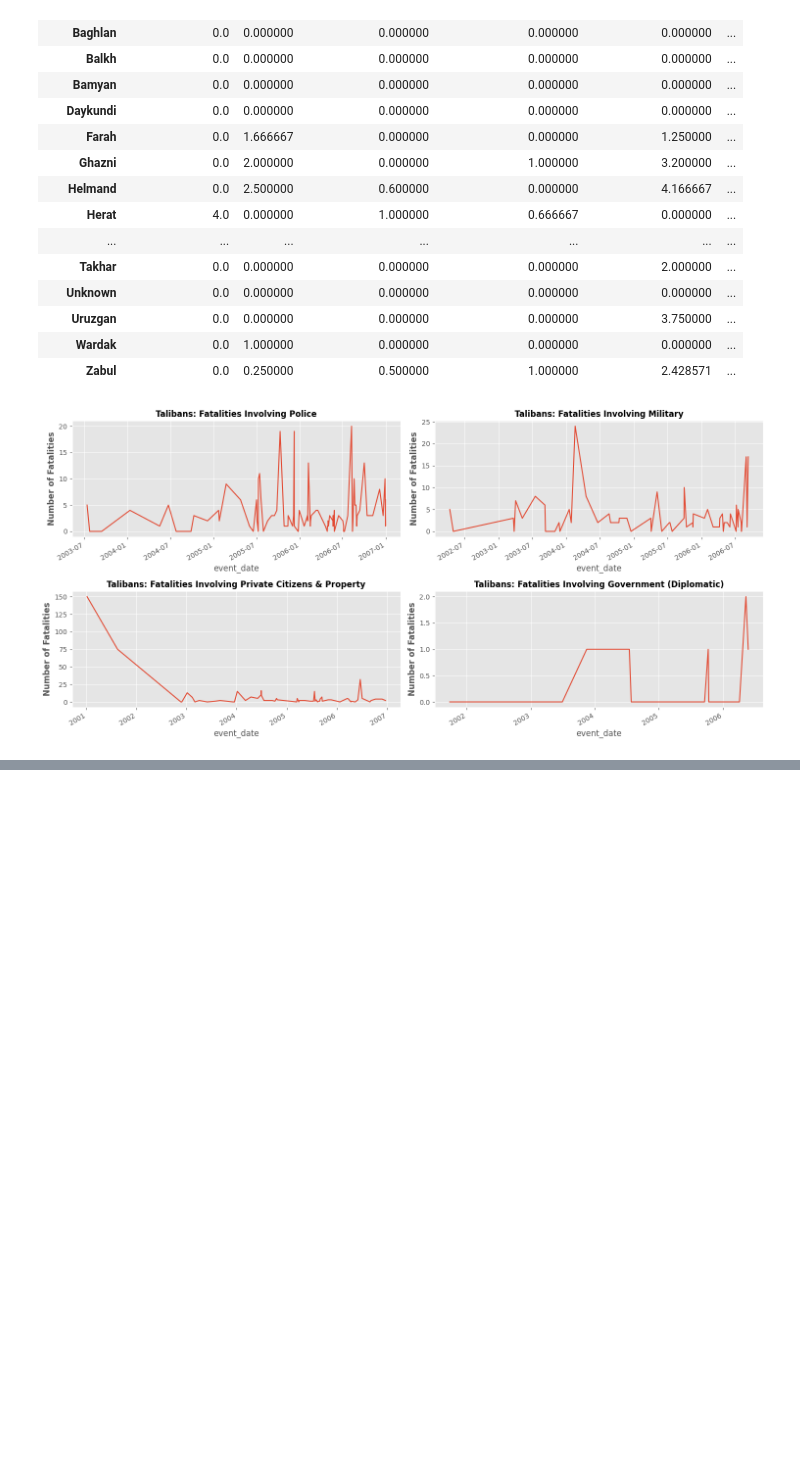
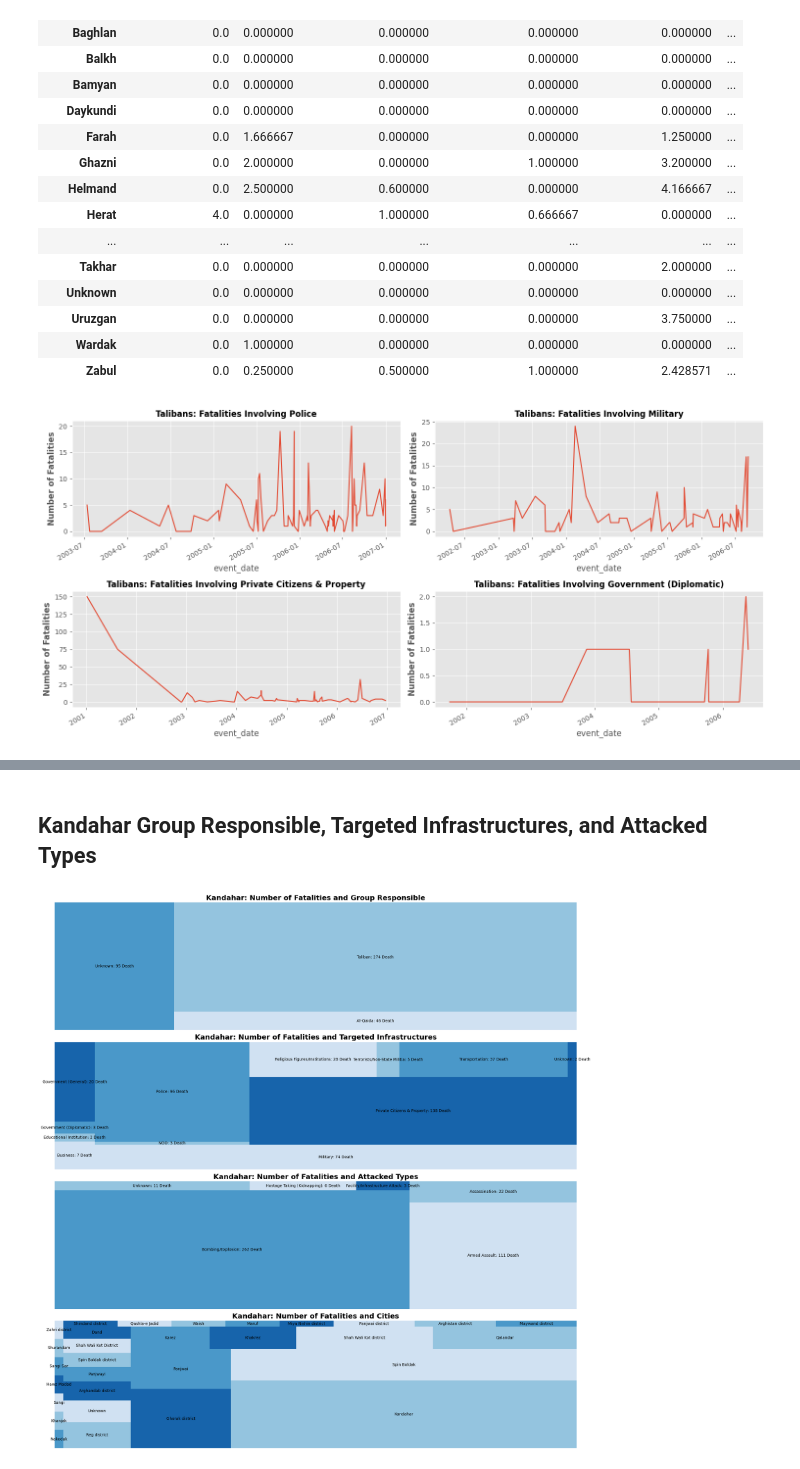
Before and after one commit to OdinProjectI/ODIN, a Jupyter notebook: WarInAfghanistan2001_2006.ipynb, the cells around one changed output, grey strips where cells are left out. Drawn from its saved outputs; the diff is of its cells as text; code cells hidden in the pictures; blank space fills up the shorter version.

```diff
--- a/WarInAfghanistan2001_2006.ipynb
+++ b/WarInAfghanistan2001_2006.ipynb
@@ -413,0 +468,51 @@ plt.tight_layout()
+# %% [markdown]
+## **Kandahar Group Responsible, Targeted Infrastructures, and Attacked Types**
+# %%
+fig = plt.figure(figsize=(20,20))
+
+ax = fig.add_subplot(4,1,1)
+groups,fatalities = zip(*kandahar_df.groupby('gname')['nkill'].sum().to_dict().items())
+sq.plot(sizes=list(fatalities),
+        label=[ "%s: %s Death" % (item[0], int(item[1]) ) for item in zip(groups, fatalities) ],
+        color=sns.color_palette(palette='Blues', n_colors=4).as_hex(),
+        ax=ax)
+ax.axis('off')
+ax.set_title("Kandahar: Number of Fatalities and Group Responsible", fontweight='bold', fontsize=18)
+ax.invert_xaxis()
+
+ax = fig.add_subplot(4,1,2)
+infrastructures, fatalities = zip(*kandahar_df.groupby('targtype1_txt')['nkill'].sum().to_dict().items())
+sq.plot(sizes=list(fatalities),
+        label=[ "%s: %s Death" % (item[0], int(item[1]) ) for item in zip(infrastructures, fatalities) ],
+        color=sns.color_palette(palette='Blues', n_colors=4).as_hex(),
+        ax=ax)
+ax.axis('off')
+ax.set_title("Kandahar: Number of Fatalities and Targeted Infrastructures", fontweight='bold', fontsize=18)
+# ax.invert_yaxis()
+
+ax = fig.add_subplot(4,1,3)
+attacked_types, fatalities = zip(*kandahar_df.groupby('attacktype1_txt')['nkill'].sum().to_dict().items())
+sq.plot(sizes=list(fatalities),
+        label=[ "%s: %s Death" % (item[0], int(item[1]) ) for item in zip(attacked_types, fatalities) ],
+        color=sns.color_palette(palette='Blues', n_colors=4).as_hex(),
+        ax=ax)
+ax.axis('off')
+ax.set_title("Kandahar: Number of Fatalities and Attacked Types", fontweight='bold', fontsize=18)
+ax.invert_xaxis()
+
+ax = fig.add_subplot(4,1,4)
+kandahar_stats: 'Series' = kandahar_df.groupby('city')['nkill'].sum()
+kandahar_stats = kandahar_stats.replace({0.0: np.nan}).dropna().sort_values()
+cities, fatalities = zip(*kandahar_stats.to_dict().items())
+
+sq.plot(sizes=list(fatalities),
+        label=cities,
+        color=sns.color_palette(palette='Blues', n_colors=4).as_hex(),
+        ax=ax)
+ax.axis('off')
+ax.set_title("Kandahar: Number of Fatalities and Cities", fontweight='bold', fontsize=18)
+ax.invert_yaxis()
+
+plt.tight_layout()
+# %% [output]
+[figure, added]
```
Also changed, not shown: parts of 5 cells of this notebook.
